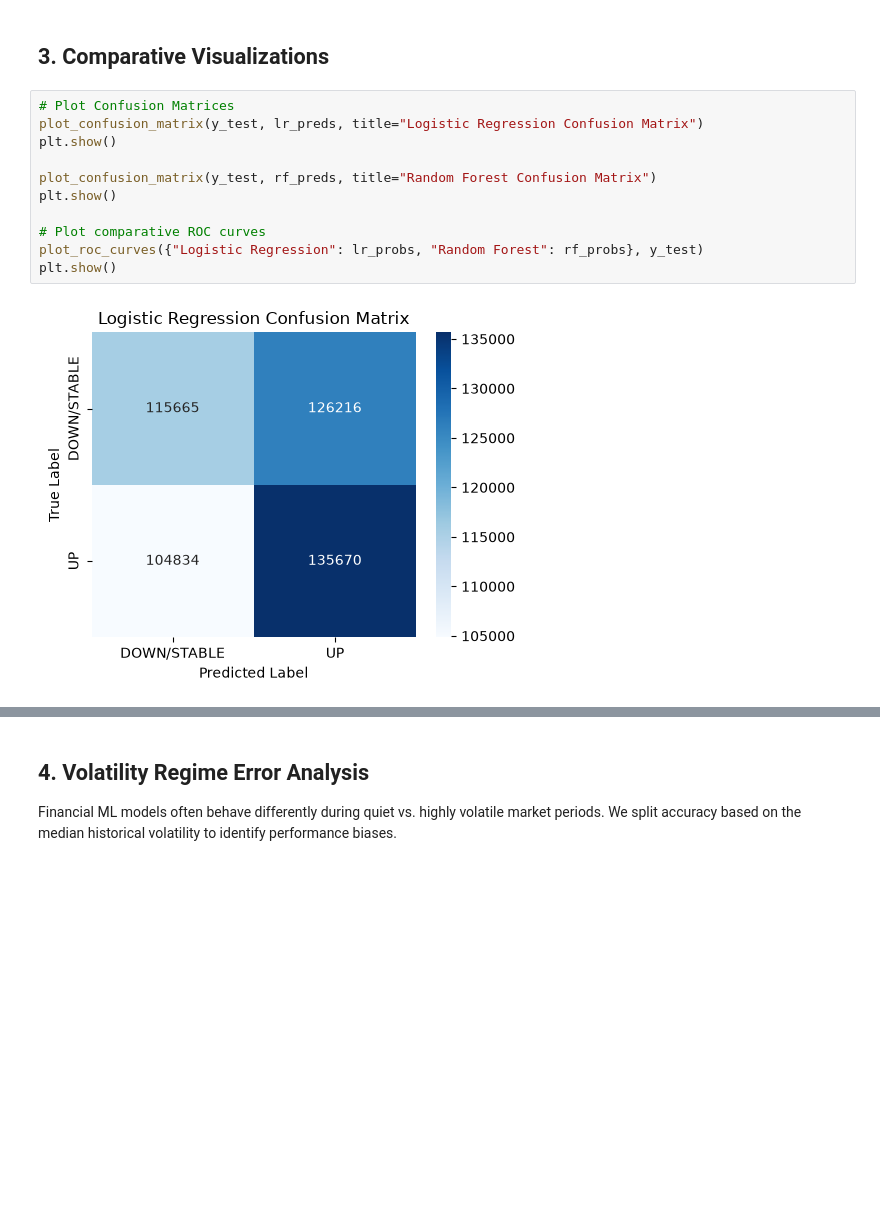
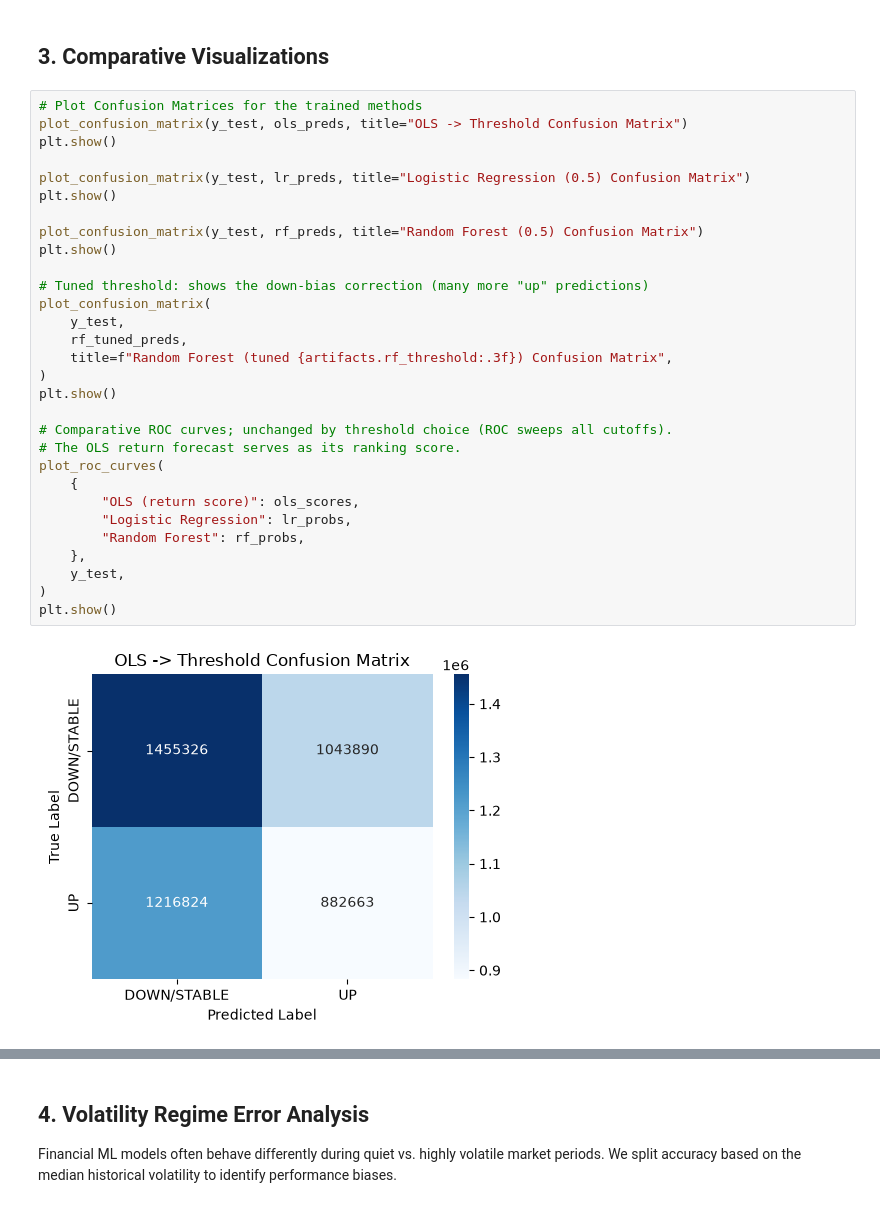
Before and after one commit to qu1r0ra/dat204m-final-project, a Jupyter notebook: notebooks/03_ml_evaluation_error_analysis.ipynb, the cells around one changed output, grey strips where cells are left out. Saved outputs shown, nothing was run; the diff lists cells and outputs as text; blank space fills up the shorter version.

```diff
--- a/notebooks/03_ml_evaluation_error_analysis.ipynb
+++ b/notebooks/03_ml_evaluation_error_analysis.ipynb
@@ -106,15 +166,34 @@ Performance comparison on test partition:
 # %% [markdown]
 ## 3. Comparative Visualizations
 # %%
-# Plot Confusion Matrices
-plot_confusion_matrix(y_test, lr_preds, title="Logistic Regression Confusion Matrix")
+# Plot Confusion Matrices for the trained methods
+plot_confusion_matrix(y_test, ols_preds, title="OLS -> Threshold Confusion Matrix")
 plt.show()
 
-plot_confusion_matrix(y_test, rf_preds, title="Random Forest Confusion Matrix")
+plot_confusion_matrix(y_test, lr_preds, title="Logistic Regression (0.5) Confusion Matrix")
 plt.show()
 
-# Plot comparative ROC curves
-plot_roc_curves({"Logistic Regression": lr_probs, "Random Forest": rf_probs}, y_test)
+plot_confusion_matrix(y_test, rf_preds, title="Random Forest (0.5) Confusion Matrix")
 plt.show()
+
+# Tuned threshold: shows the down-bias correction (many more "up" predictions)
+plot_confusion_matrix(
+    y_test,
+    rf_tuned_preds,
+    title=f"Random Forest (tuned {artifacts.rf_threshold:.3f}) Confusion Matrix",
+)
+plt.show()
+
+# Comparative ROC curves; unchanged by threshold choice (ROC sweeps all cutoffs).
+# The OLS return forecast serves as its ranking score.
+plot_roc_curves(
+    {
+        "OLS (return score)": ols_scores,
+        "Logistic Regression": lr_probs,
+        "Random Forest": rf_probs,
+    },
+    y_test,
+)
+plt.show()
 # %% [output]
-[figure, old version]
+[figure, new version]
```
Also changed, not shown: parts of 21 cells of this notebook, 3 other files.
